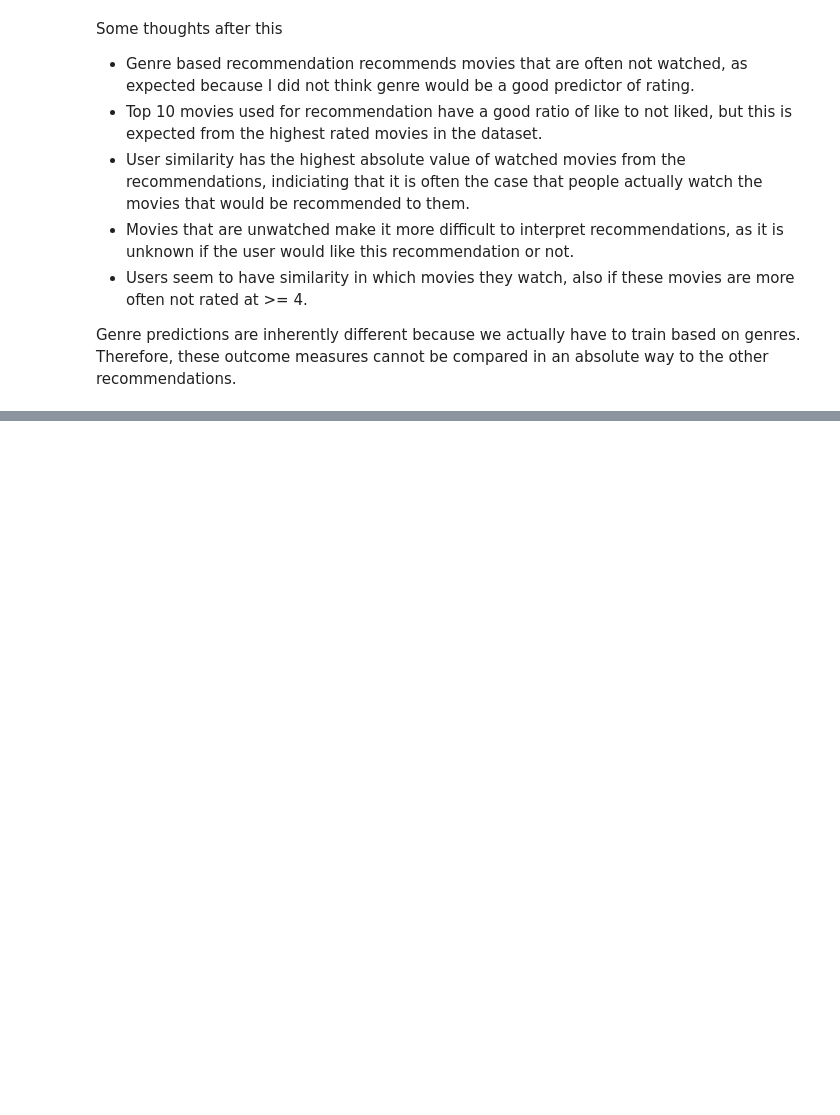
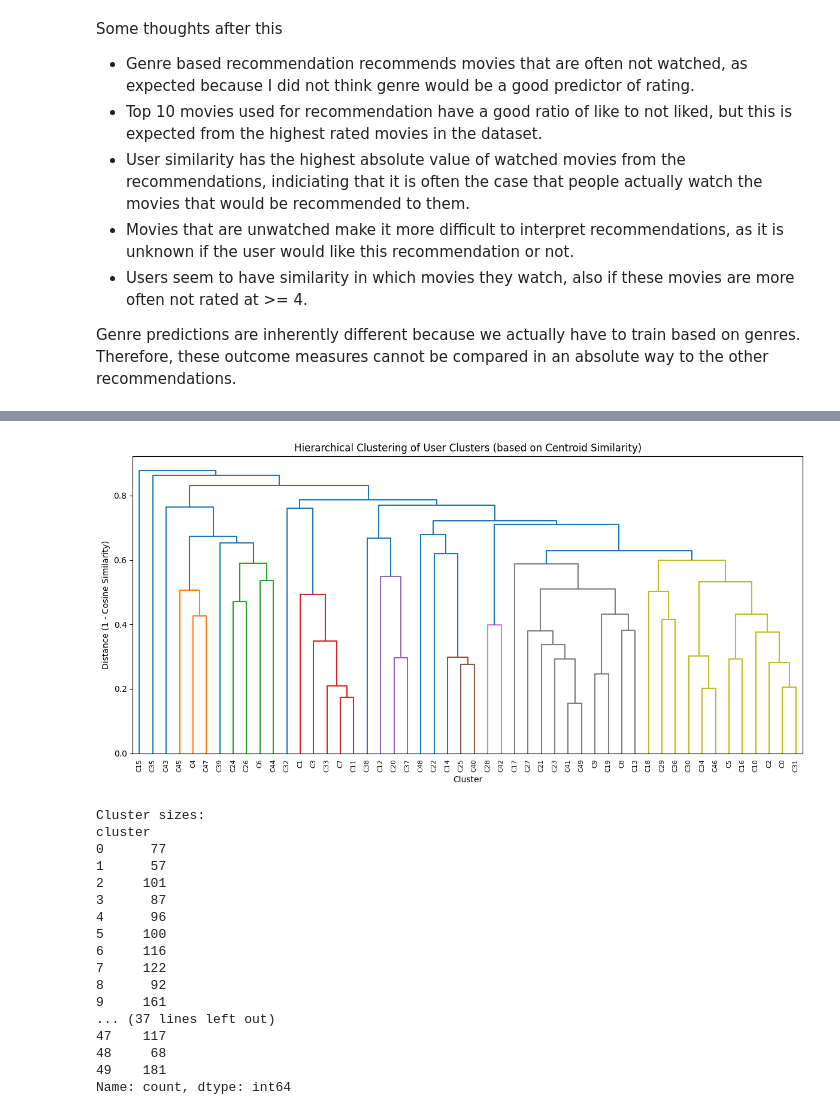
Before and after one commit to siemvo/Movie_Recs, a Jupyter notebook: Recommendation_Comparison.ipynb, the cells around one changed output, grey strips where cells are left out. Saved outputs shown, nothing was run; the diff lists cells and outputs as text; code cells hidden in the pictures; blank space fills up the shorter version.

Commit message:
Similarity Clustering Analysis

```diff
--- a/Recommendation_Comparison.ipynb
+++ b/Recommendation_Comparison.ipynb
@@ -676,0 +778,52 @@ Genre predictions are inherently different because we actually have to train bas
+# %%
+# Hierarchical clustering
+
+import matplotlib.pyplot as plt
+from scipy.cluster.hierarchy import linkage, dendrogram
+from scipy.spatial.distance import squareform
+
+# Compute cosine-based distances
+distances = 1 - cosine_similarity(centroids)
+
+# Convert to condensed form for linkage
+condensed_distances = squareform(distances, checks=False)
+
+# Compute linkage
+linkage_matrix = linkage(condensed_distances, method='average')
+
+# Plot dendrogram
+plt.figure(figsize=(12, 6))
+dendrogram(
+    linkage_matrix,
+    labels=[f"C{i}" for i in range(n_clusters)],
+    leaf_rotation=90,
+    leaf_font_size=8,
+    color_threshold=0.7 * max(linkage_matrix[:, 2])
+)
+plt.title("Hierarchical Clustering of User Clusters (based on Centroid Similarity)")
+plt.xlabel("Cluster")
+plt.ylabel("Distance (1 - Cosine Similarity)")
+plt.tight_layout()
+plt.show()
+
+print("\nCluster sizes:")
+print(cluster_df['cluster'].value_counts().sort_index())
+# %% [output]
+[figure, added]
+Cluster sizes:
+cluster
+0      77
+1      57
+2     101
+3      87
+4      96
+5     100
+6     116
+7     122
+8      92
+9     161
+... (37 lines left out)
+47    117
+48     68
+49    181
+Name: count, dtype: int64
```
Also changed, not shown: parts of 2 cells of this notebook.
